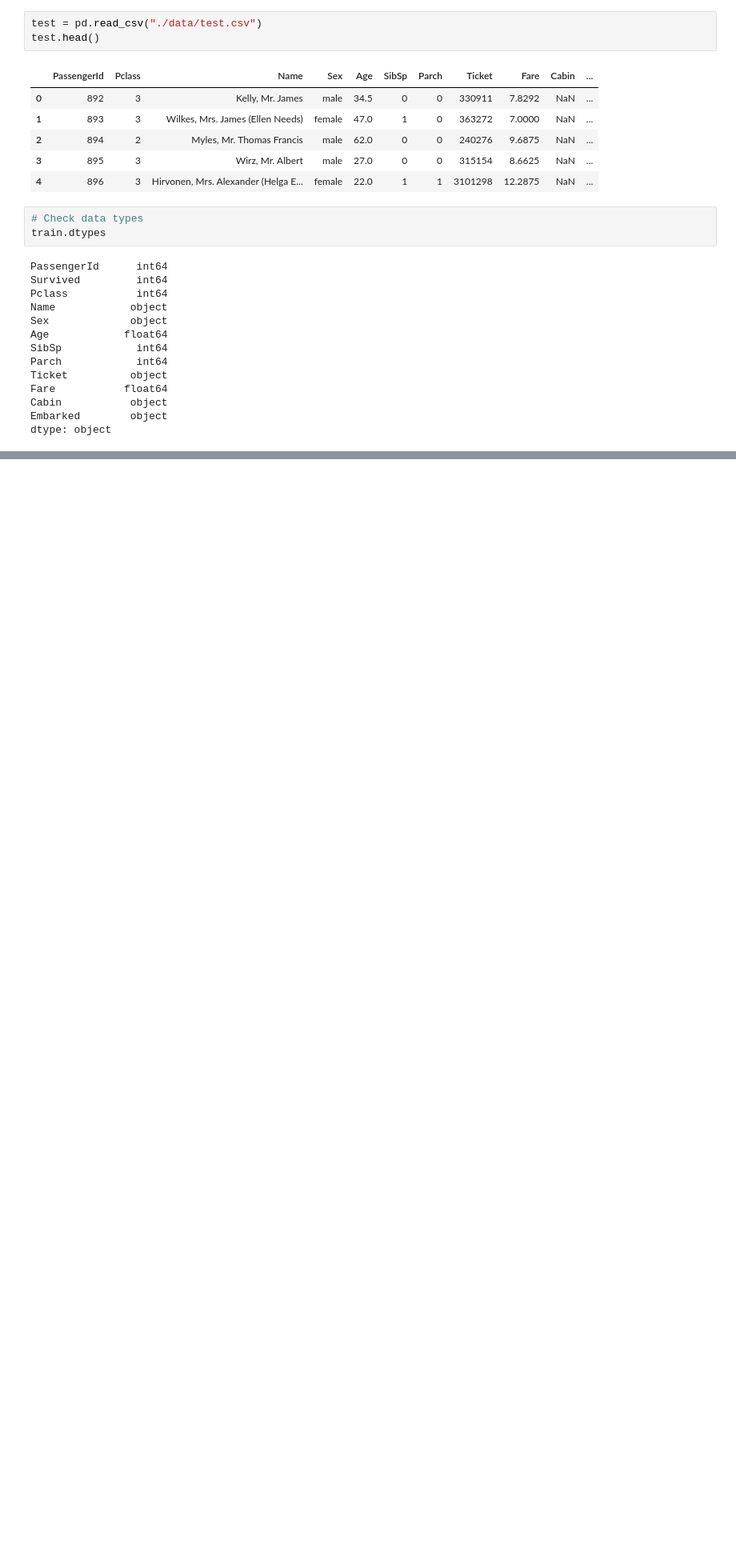
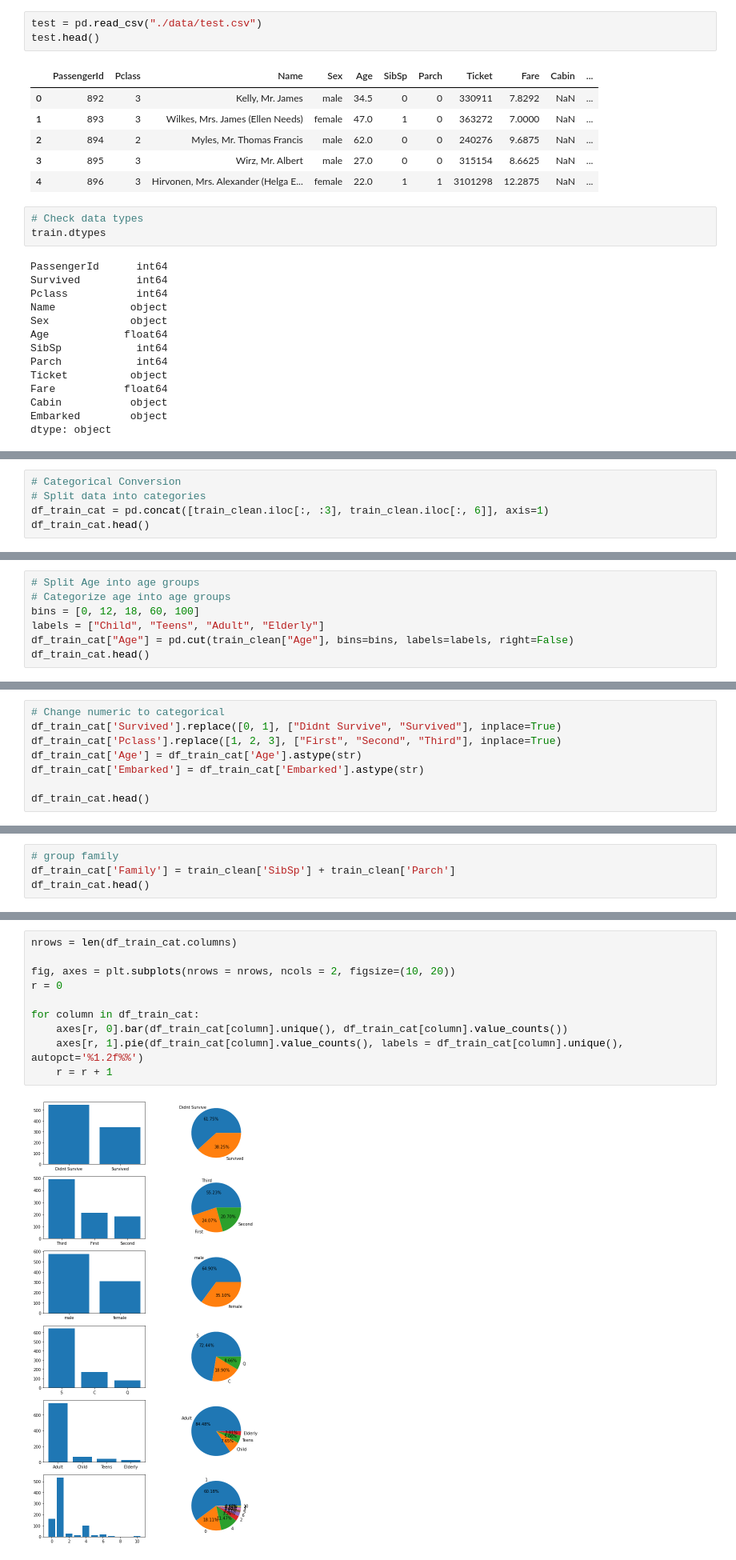
Before and after one commit to JC-prog/Kaggle_Titanic, a Jupyter notebook: titanic_notebook.ipynb, the cells around one changed output, grey strips where cells are left out. Shown: that part at 80% size. Drawn from its saved outputs; the diff is of its cells as text; blank space fills up the shorter version.

```diff
--- a/titanic_notebook.ipynb
+++ b/titanic_notebook.ipynb
@@ -44,0 +255,5 @@ dtype: object
+# %%
+# Categorical Conversion
+# Split data into categories
+df_train_cat = pd.concat([train_clean.iloc[:, :3], train_clean.iloc[:, 6]], axis=1)
+df_train_cat.head()
@@ -44,0 +267,7 @@ dtype: object
+# %%
+# Split Age into age groups
+# Categorize age into age groups
+bins = [0, 12, 18, 60, 100]
+labels = ["Child", "Teens", "Adult", "Elderly"]
+df_train_cat["Age"] = pd.cut(train_clean["Age"], bins=bins, labels=labels, right=False)
+df_train_cat.head()
@@ -44,0 +281,8 @@ dtype: object
+# %%
+# Change numeric to categorical
+df_train_cat['Survived'].replace([0, 1], ["Didnt Survive", "Survived"], inplace=True)
+df_train_cat['Pclass'].replace([1, 2, 3], ["First", "Second", "Third"], inplace=True)
+df_train_cat['Age'] = df_train_cat['Age'].astype(str)
+df_train_cat['Embarked'] = df_train_cat['Embarked'].astype(str)
+
+df_train_cat.head()
@@ -44,0 +296,4 @@ dtype: object
+# %%
+# group family
+df_train_cat['Family'] = train_clean['SibSp'] + train_clean['Parch']
+df_train_cat.head()
@@ -44,0 +356,12 @@ dtype: object
+# %%
+nrows = len(df_train_cat.columns)
+
+fig, axes = plt.subplots(nrows = nrows, ncols = 2, figsize=(10, 20))
+r = 0
+
+for column in df_train_cat:
+    axes[r, 0].bar(df_train_cat[column].unique(), df_train_cat[column].value_counts())
+    axes[r, 1].pie(df_train_cat[column].value_counts(), labels = df_train_cat[column].unique(), autopct='%1.2f%%')
+    r = r + 1
+# %% [output]
+[figure, added]
```
Also changed, not shown: parts of 50 cells of this notebook, 2 other files.
